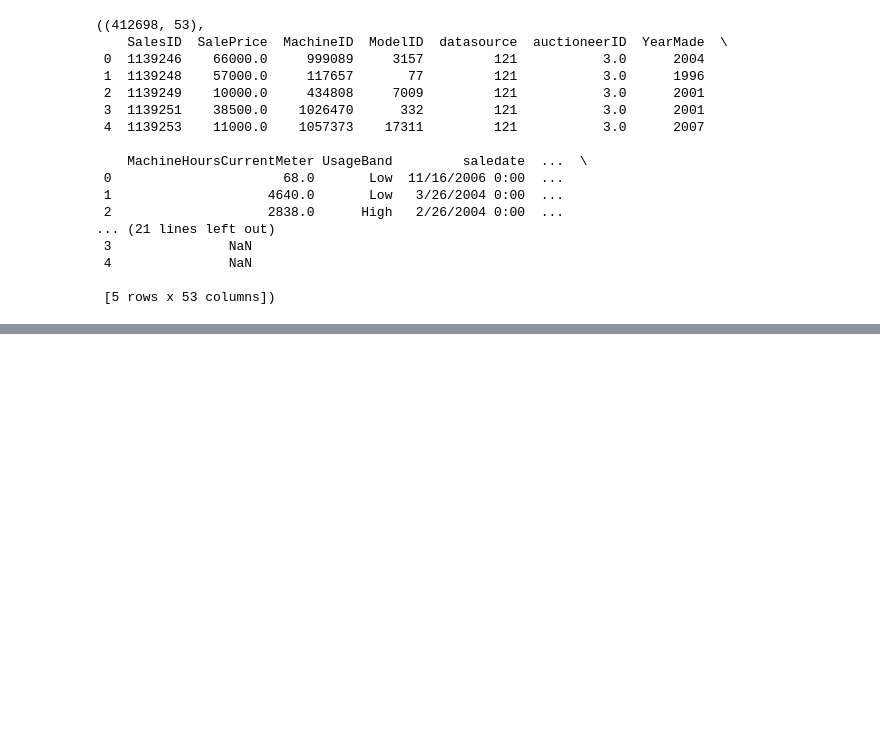
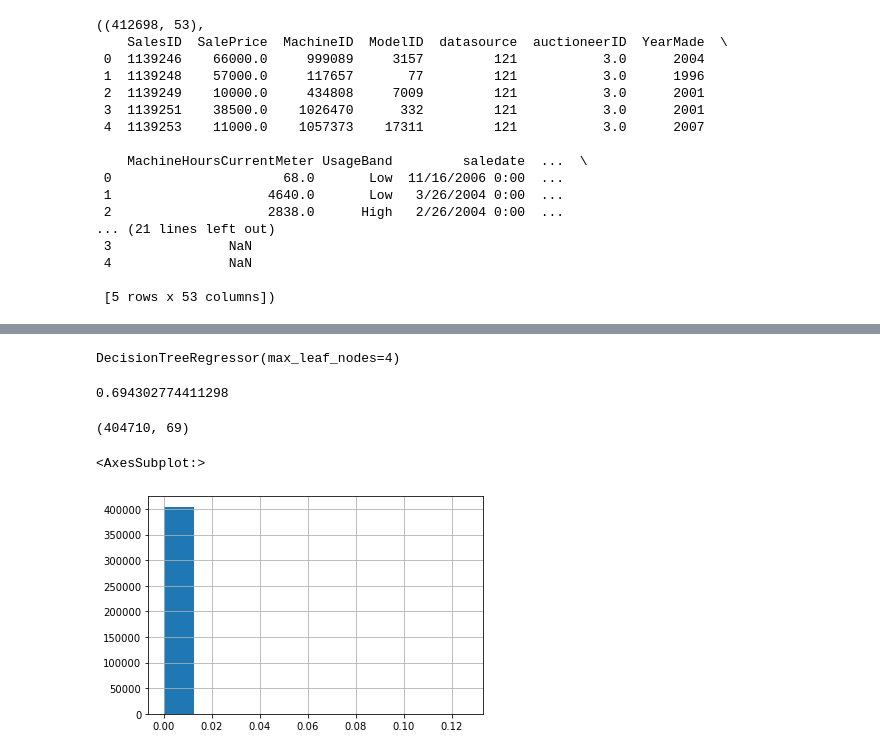
Before and after one commit to alexlewzey/img_factory, a Jupyter notebook: src/tabular_example.ipynb, the cells around one changed output, grey strips where cells are left out. Saved outputs shown, nothing was run; the diff lists cells and outputs as text; code cells hidden in the pictures; blank space fills up the shorter version.

```diff
--- a/src/tabular_example.ipynb
+++ b/src/tabular_example.ipynb
@@ -209,0 +266,12 @@ df['SalePrice'].hist()
+# %%
+m = DecisionTreeRegressor(max_leaf_nodes=4)
+m.fit(x, y)
+# %% [output]
+DecisionTreeRegressor(max_leaf_nodes=4)
+# %%
+def rf(xs, y, n_estimators=40, max_samples=200_000, max_features=0.5, min_samples_leaf=5, **kwargs):
+    return RandomForestRegressor(n_jobs=-1, n_estimators=n_estimators,
+    max_samples=max_samples, max_features=max_features,
+    min_samples_leaf=min_samples_leaf, oob_score=True).fit(xs, y)
+# %%
+m = rf(x, y)
@@ -209,0 +280,18 @@ df['SalePrice'].hist()
+# %%
+pred = np.array([dt.predict(x) for dt in m.estimators_])
+# %%
+np.std(pred)
+# %% [output]
+0.694302774411298
+# %%
+x.shape
+# %% [output]
+(404710, 69)
+# %%
+pred = pred.T
+# %%
+stds = pd.Series(np.std(pred, 1))
+stds.hist()
+# %% [output]
+<AxesSubplot:>
+[figure, added]
```
Also changed, not shown: parts of 34 cells of this notebook, 1 other file.
